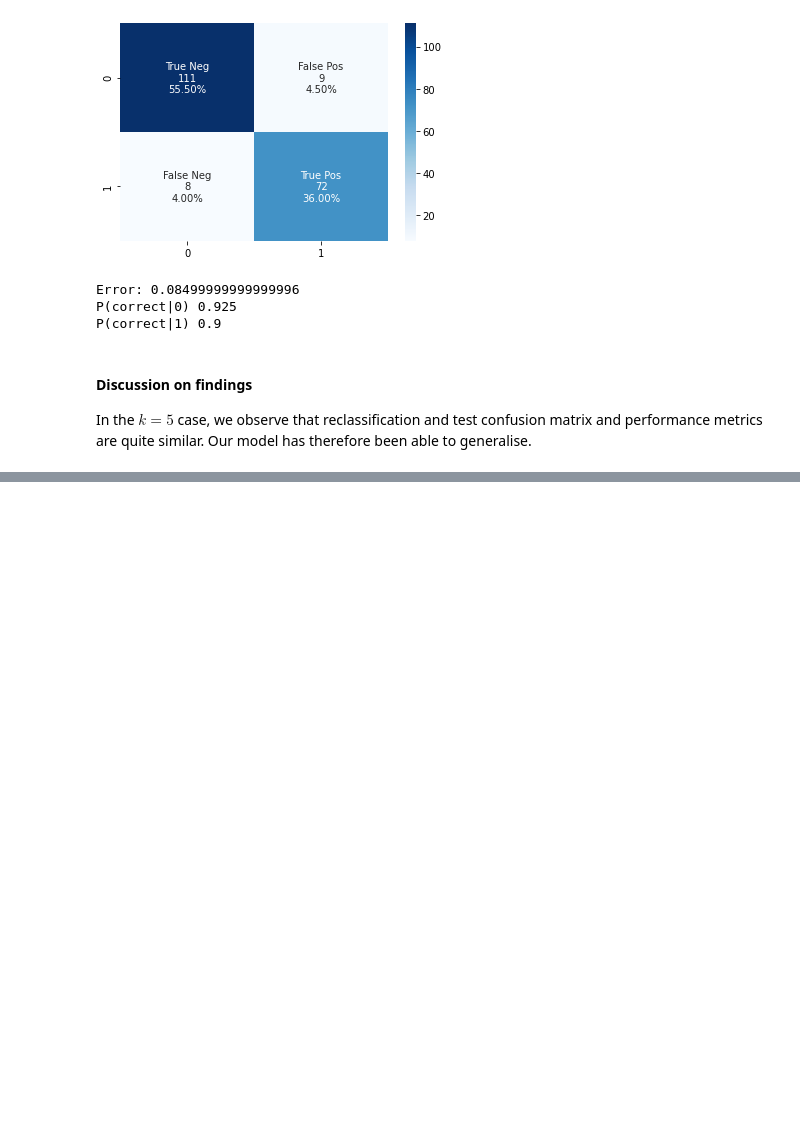
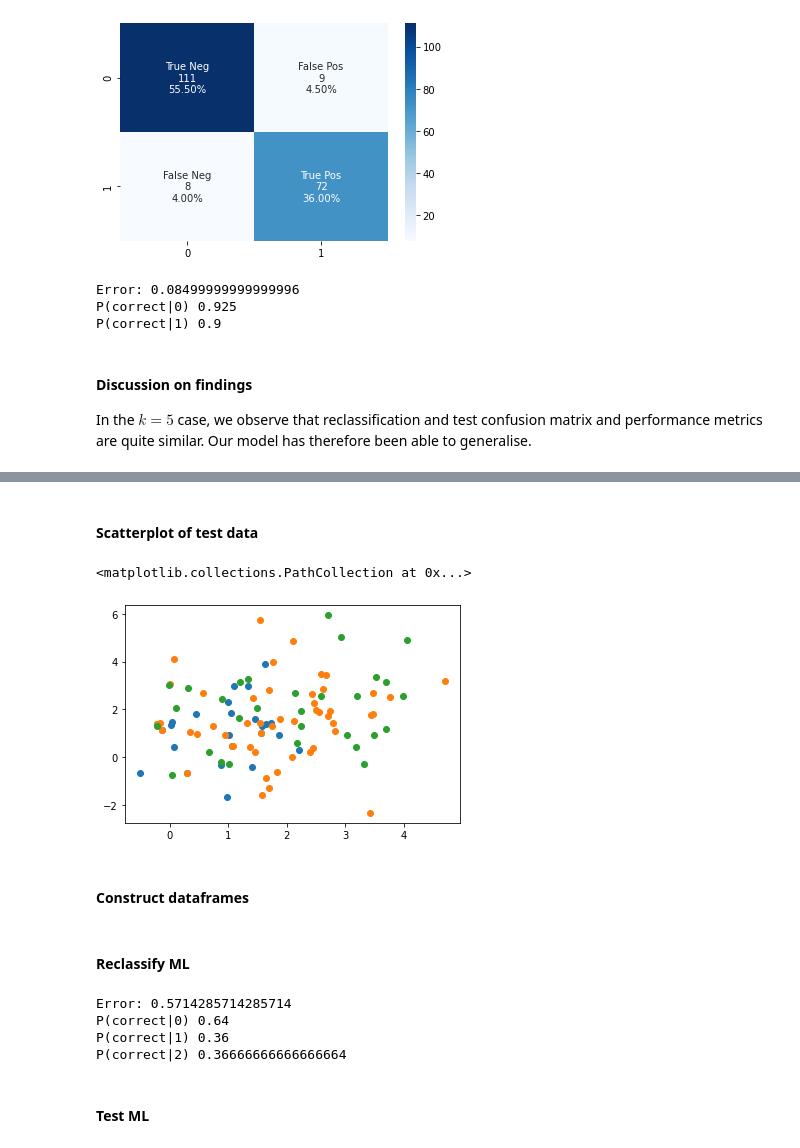
Before and after one commit to bcwein/ELE520-Code, a Jupyter notebook: Code/Week4/lab4.ipynb, the cells around one changed output, grey strips where cells are left out. Saved outputs shown, nothing was run; the diff lists cells and outputs as text; code cells hidden in the pictures; blank space fills up the shorter version.

```diff
--- a/Code/Week4/lab4.ipynb
+++ b/Code/Week4/lab4.ipynb
@@ -283,0 +304,11 @@ In the $k=5$ case, we observe that reclassification and test confusion matrix an
+# %% [markdown]
+#### Scatterplot of test data
+# %%
+plt.scatter(Test_omega1[0], Test_omega1[1])
+plt.scatter(Test_omega2[0], Test_omega2[1])
+plt.scatter(Test_omega3[0], Test_omega3[1])
+# %% [output]
+<matplotlib.collections.PathCollection at 0x...>
+[figure, added]
+# %% [markdown]
+#### Construct dataframes
@@ -283,0 +361,13 @@ In the $k=5$ case, we observe that reclassification and test confusion matrix an
+# %% [markdown]
+#### Reclassify ML
+# %%
+classpred_2d3cl_train, _ = pdffuns.classifyML(train, train)
+classpred_2d3cl_train_cm = confusion_matrix(np.array(train['class']), classpred_2d3cl_train)
+metrics(classpred_2d3cl_train_cm, len(classpred_2d3cl_train_cm))
+# %% [output]
+Error: 0.5714285714285714
+P(correct|0) 0.64
+P(correct|1) 0.36
+P(correct|2) 0.36666666666666664
+# %% [markdown]
+#### Test ML
```
Also changed, not shown: parts of 51 cells of this notebook.
